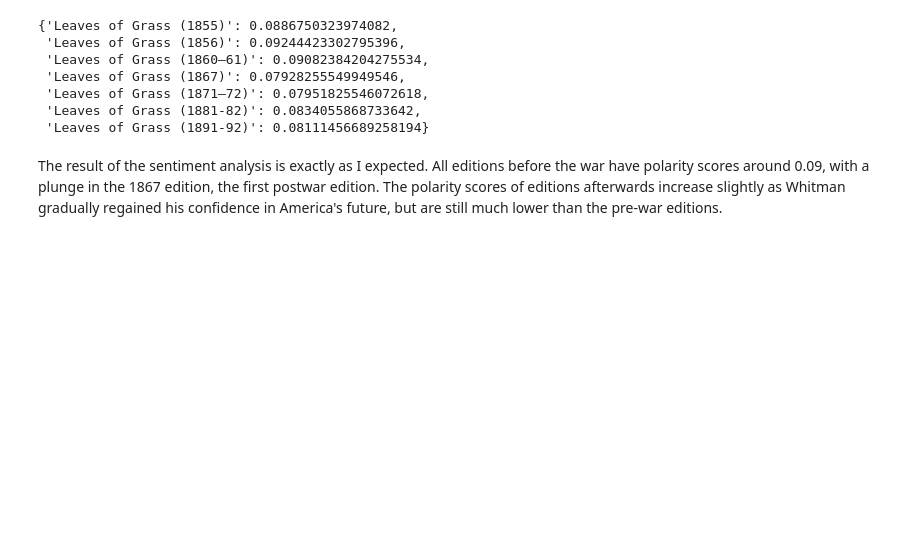
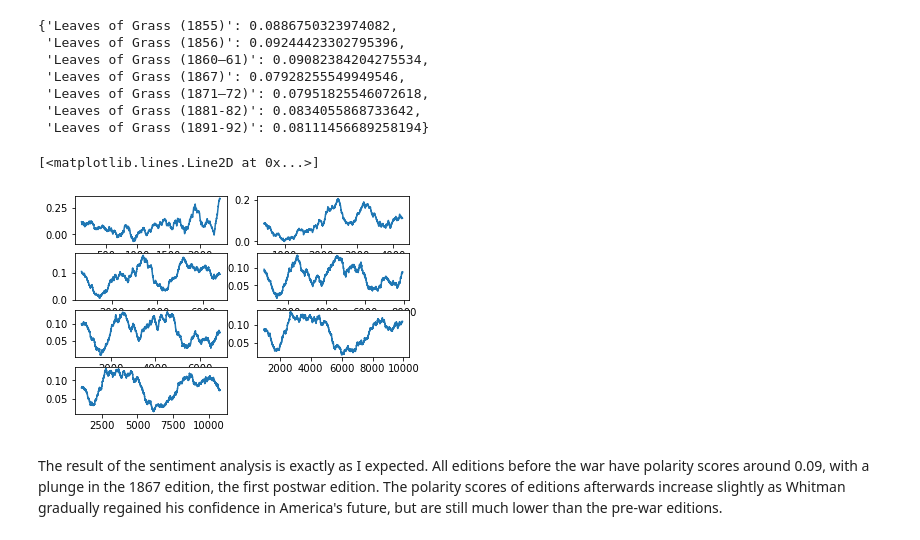
Before and after one commit to jieyanzhu/Computational-Lit-Analysis-Final, a Jupyter notebook: Jieyan-final.ipynb, the cells around one changed output. Saved outputs shown, nothing was run; the diff lists cells and outputs as text; code cells hidden in the pictures; blank space fills up the shorter version.

```diff
--- a/Jieyan-final.ipynb
+++ b/Jieyan-final.ipynb
@@ -375,6 +417,35 @@ whitmanSentiments
  'Leaves of Grass (1871–72)': 0.07951825546072618,
  'Leaves of Grass (1881-82)': 0.0834055868733642,
  'Leaves of Grass (1891-92)': 0.08111456689258194}
+# %%
+whitmanAllSentiments = {}
+for title, lines in whitmanLines.items():
+    whitmanAllSentiments[title] = pd.Series([getSentiment(line.text) for line in lines])
+# %%
+plt.figure()
+plt.subplot(421)
+plt.plot(whitmanAllSentiments['Leaves of Grass (1855)'].rolling(int(0.05*len(whitmanLines['Leaves of Grass (1855)']))).mean())
+
+plt.subplot(422)
+plt.plot(whitmanAllSentiments['Leaves of Grass (1856)'].rolling(int(0.1*len(whitmanLines['Leaves of Grass (1856)']))).mean())
+
+plt.subplot(423)
+plt.plot(whitmanAllSentiments['Leaves of Grass (1860–61)'].rolling(int(0.1*len(whitmanLines['Leaves of Grass (1860–61)']))).mean())
+
+plt.subplot(424)
+plt.plot(whitmanAllSentiments['Leaves of Grass (1867)'].rolling(int(0.1*len(whitmanLines['Leaves of Grass (1867)']))).mean())
+
+plt.subplot(425)
+plt.plot(whitmanAllSentiments['Leaves of Grass (1871–72)'].rolling(int(0.1*len(whitmanLines['Leaves of Grass (1871–72)']))).mean())
+
+plt.subplot(426)
+plt.plot(whitmanAllSentiments['Leaves of Grass (1881-82)'].rolling(int(0.1*len(whitmanLines['Leaves of Grass (1881-82)']))).mean())
+
+plt.subplot(427)
+plt.plot(whitmanAllSentiments['Leaves of Grass (1891-92)'].rolling(int(0.1*len(whitmanLines['Leaves of Grass (1891-92)']))).mean())
+# %% [output]
+[<matplotlib.lines.Line2D at 0x...>]
+[figure, added]
 # %% [markdown]
 The result of the sentiment analysis is exactly as I expected. All editions before the war have polarity scores around 0.09, with a plunge in the 1867 edition, the first postwar edition. The polarity scores of editions afterwards increase slightly as Whitman gradually regained his confidence in America's future, but are still much lower than the pre-war editions.
 # %% [markdown]
```
Also changed, not shown: parts of 10 cells of this notebook.
